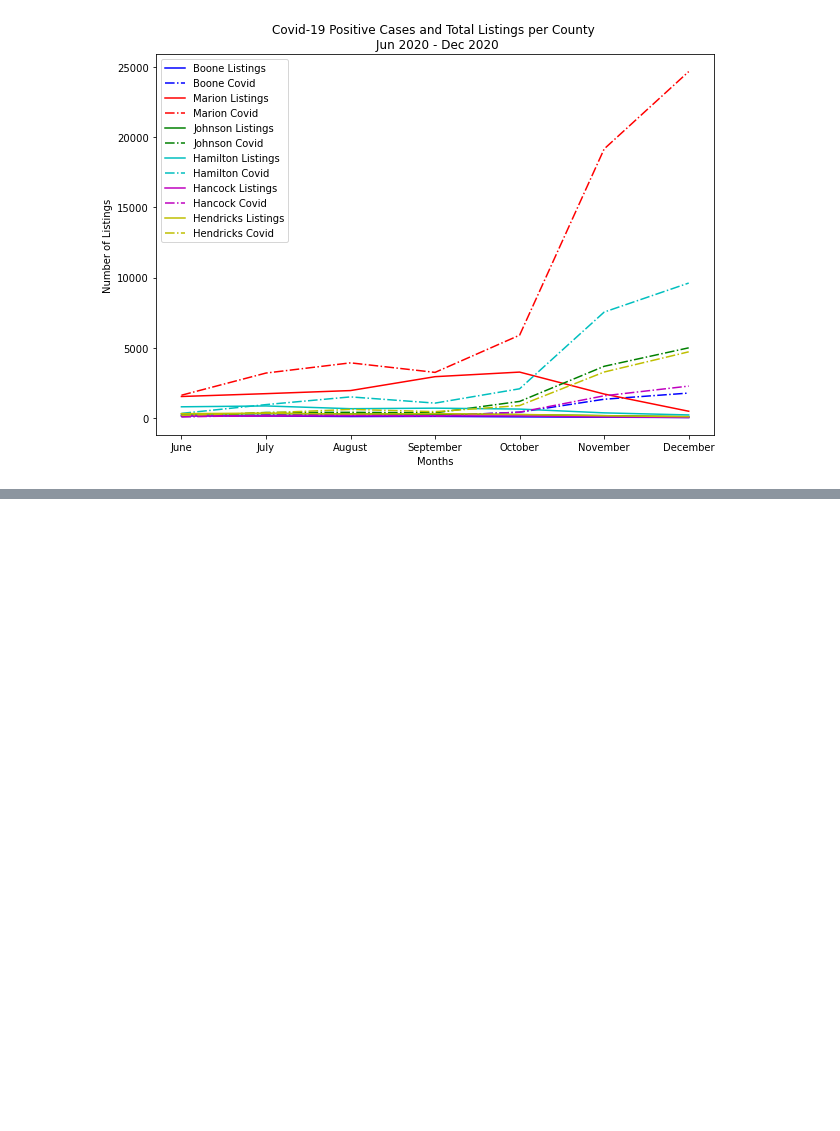
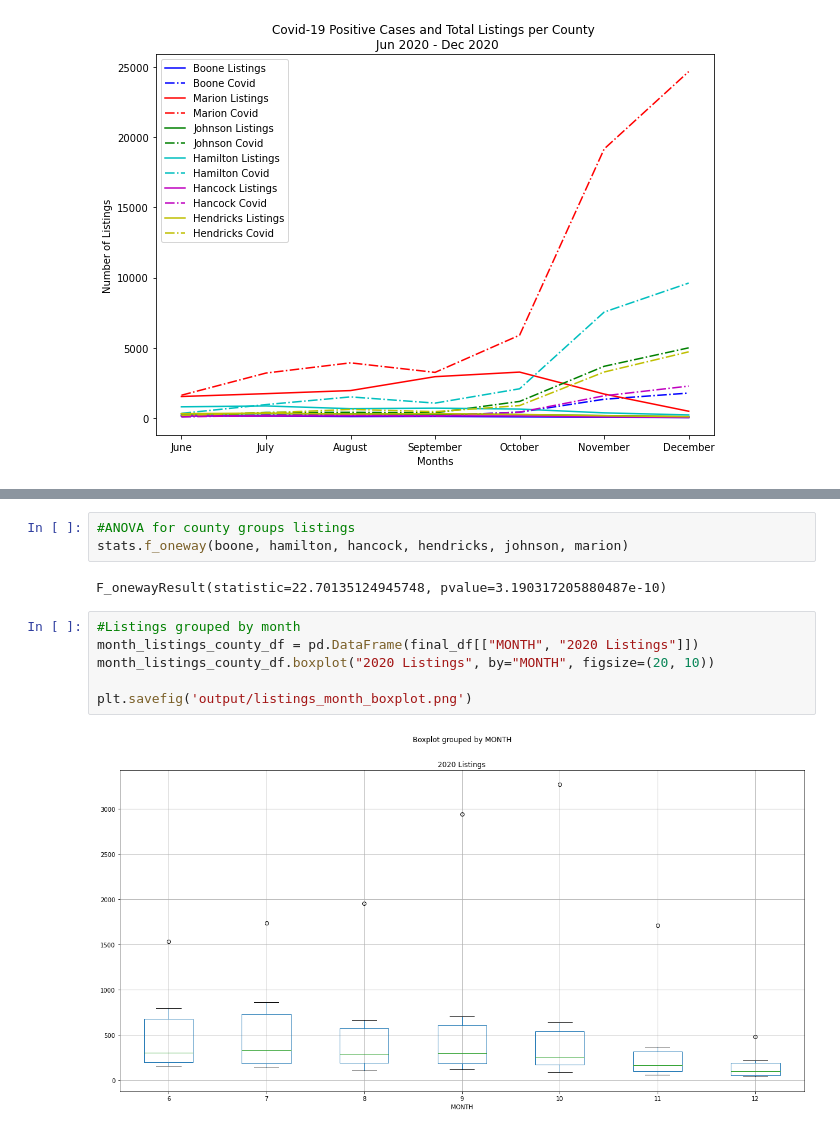
Before and after one commit to c-kleerun/COVID-Housing-Comparison, a Jupyter notebook: Covid-Housing-Analysis.ipynb, the cells around one changed output, grey strips where cells are left out. Cells and saved outputs as stored; diff of their text form; blank space fills up the shorter version.

```diff
--- a/Covid-Housing-Analysis.ipynb
+++ b/Covid-Housing-Analysis.ipynb
@@ -405,0 +519,13 @@ plt.show()
+# %%
+#ANOVA for county groups listings
+stats.f_oneway(boone, hamilton, hancock, hendricks, johnson, marion)
+# %% [output]
+F_onewayResult(statistic=22.70135124945748, pvalue=3.190317205880487e-10)
+# %%
+#Listings grouped by month
+month_listings_county_df = pd.DataFrame(final_df[["MONTH", "2020 Listings"]])
+month_listings_county_df.boxplot("2020 Listings", by="MONTH", figsize=(20, 10))
+
+plt.savefig('output/listings_month_boxplot.png')
+# %% [output]
+[figure, added]
```
Also changed, not shown: parts of 11 cells of this notebook, 7 other files.
